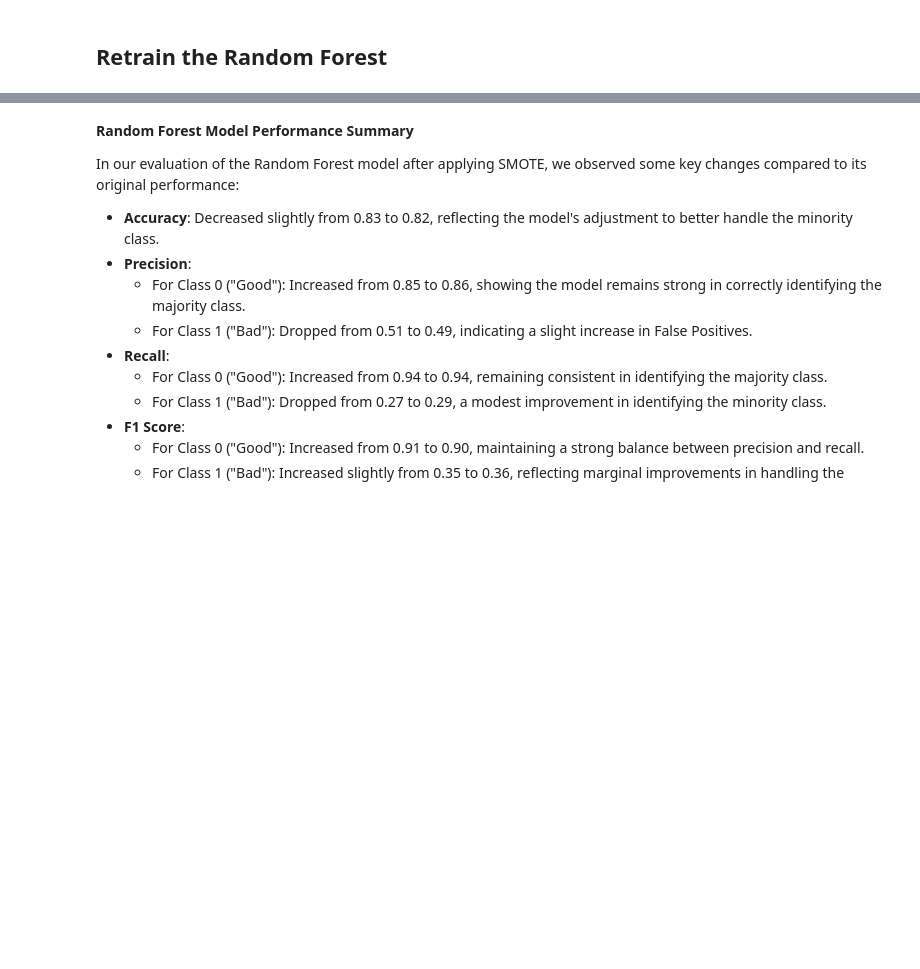
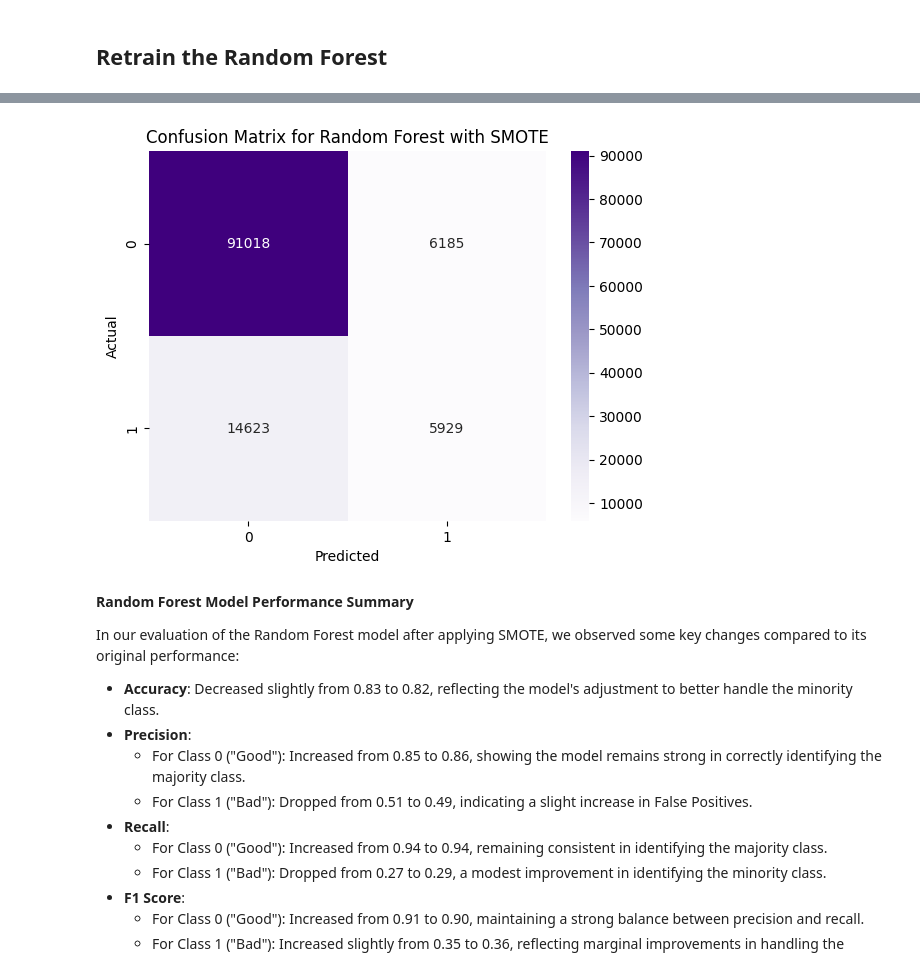
Before and after one commit to cs418-fa24/project-check-in-team-10, a Jupyter notebook: ProgressReport.ipynb, the cells around one changed output, grey strips where cells are left out. Saved outputs shown, nothing was run; the diff lists cells and outputs as text; code cells hidden in the pictures; blank space fills up the shorter version.

```diff
--- a/ProgressReport.ipynb
+++ b/ProgressReport.ipynb
@@ -1930,5 +1961,13 @@ weighted avg       0.80      0.82      0.80    117755
 # %%
 # Confusion Matrix for Random Forest with SMOTE
+conf_matrix_rf_smote = confusion_matrix(y_test, y_pred_rf_smote)
+sns.heatmap(conf_matrix_rf_smote, annot=True, fmt='d', cmap='Purples')
+plt.title('Confusion Matrix for Random Forest with SMOTE')
+plt.xlabel('Predicted')
+plt.ylabel('Actual')
+plt.show()
+# %% [output]
+[figure, added]
 # %% [markdown]
 **Random Forest Model Performance Summary**
 
```
Also changed, not shown: parts of 10 cells of this notebook.
